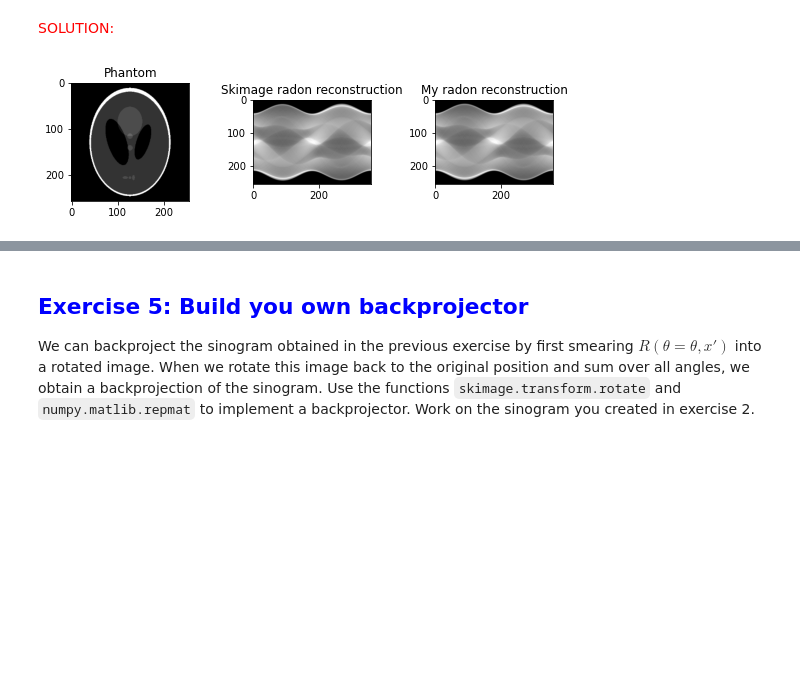
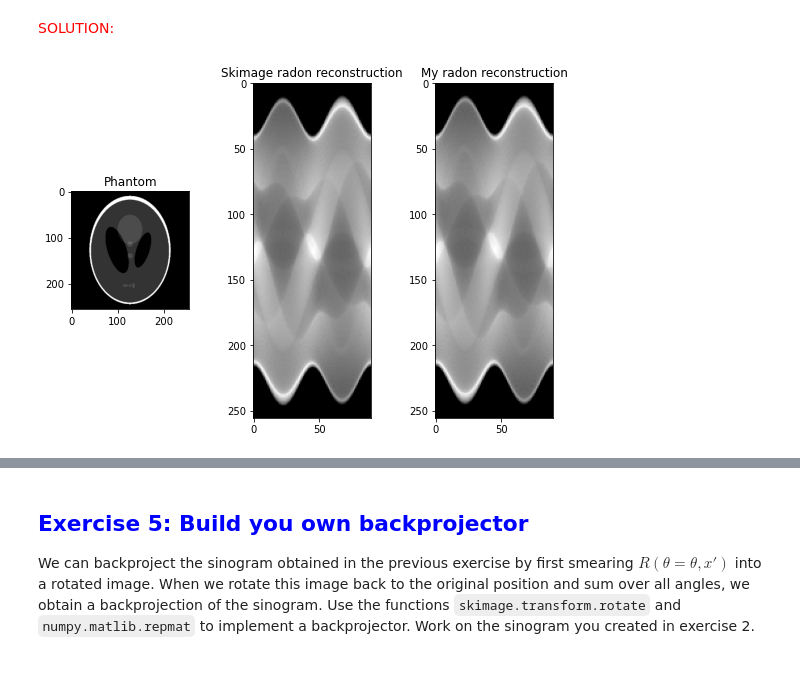
Before and after one commit to cesarz10/Medical-Imaging-UGent, a Jupyter notebook: Practicum_1/UPDATED_Practicum1_ImageFormationAndReconstruction.ipynb, the cells around one changed output, grey strips where cells are left out. Saved outputs shown, nothing was run; the diff lists cells and outputs as text; code cells hidden in the pictures; blank space fills up the shorter version.

```diff
--- a/Practicum_1/UPDATED_Practicum1_ImageFormationAndReconstruction.ipynb
+++ b/Practicum_1/UPDATED_Practicum1_ImageFormationAndReconstruction.ipynb
@@ -252,28 +252,28 @@ image_phantom = rescale(image_phantom, scale=256/400) # rescale from 400x400 to
 # %% [markdown]
 <font color='red'> SOLUTION: </font>
 # %%
-My_fp_theta = np.linspace(0, 360, 360, endpoint=False)
+My_fp_theta = np.linspace(0, 360, 90, endpoint=False)
 fp_rad = radon(image_phantom, theta=My_fp_theta)
 
 rotations = np.array([rotate(image_phantom, -theta) for theta in My_fp_theta]) # array of the different rotations of the image (matrix)
 my_sin = np.array([rot.sum(axis=0) for rot in rotations]).T # sum along Y axis and then transpose
 
 # plotting
 figs, axs = plt.subplots(1, 3, figsize=(8, 8))
 figs.tight_layout(pad=3.0)
 axs[0].imshow(image_phantom, cmap='gray')
 axs[0].set_title('Phantom')
 
 axs[1].imshow(fp_rad, cmap='gray')
 axs[1].set_title('Skimage radon reconstruction')
 
 axs[2].imshow(my_sin, cmap='gray')
 axs[2].set_title('My radon reconstruction')
 
 plt.savefig(f"report/EX_4_My_fp_rad_reconstruction.png")
 plt.show()
 # %% [output]
-[figure, old version]
+[figure, new version]
 # %% [markdown]
 ## 2. Image reconstruction
 ### 2.1 Backprojection
```
Also changed, not shown: parts of 3 cells of this notebook, 2 other files.
